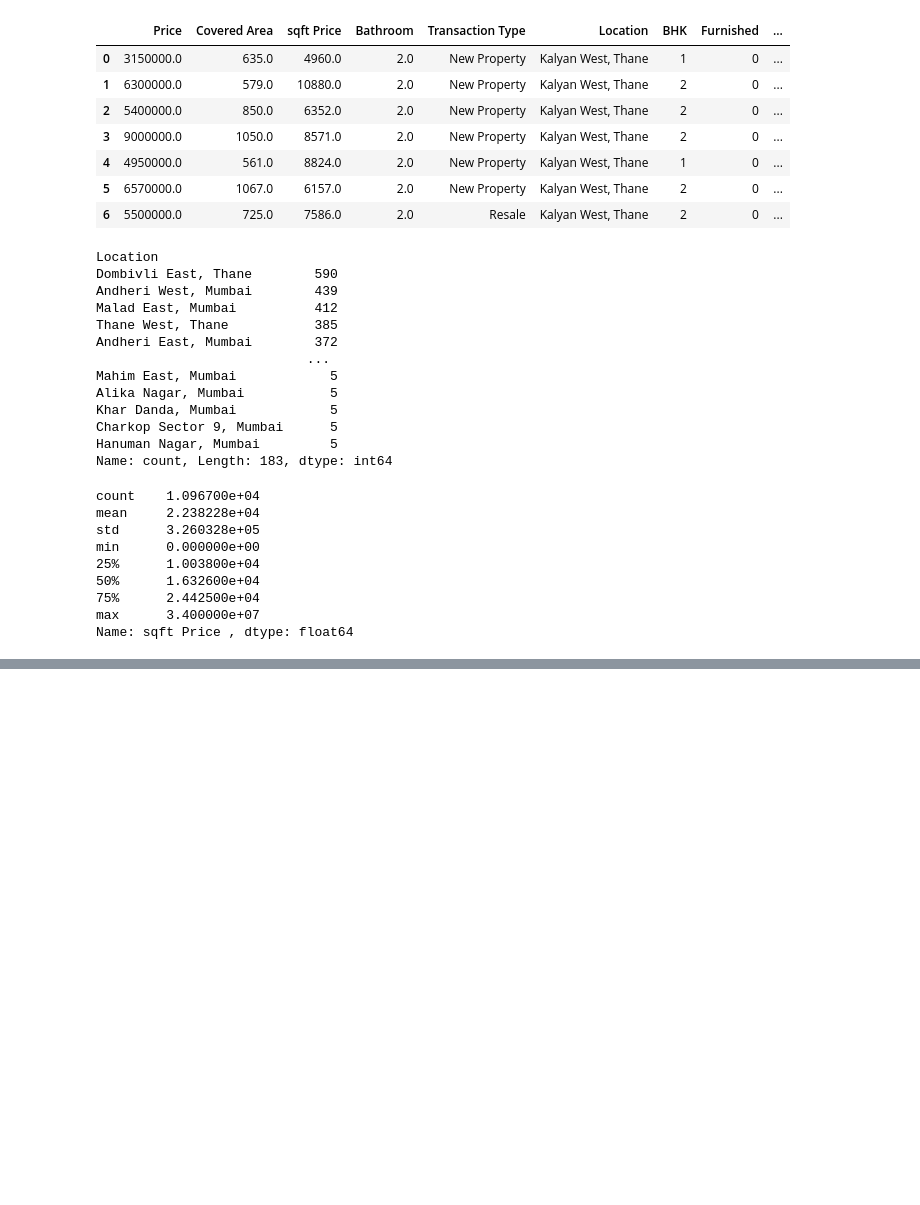
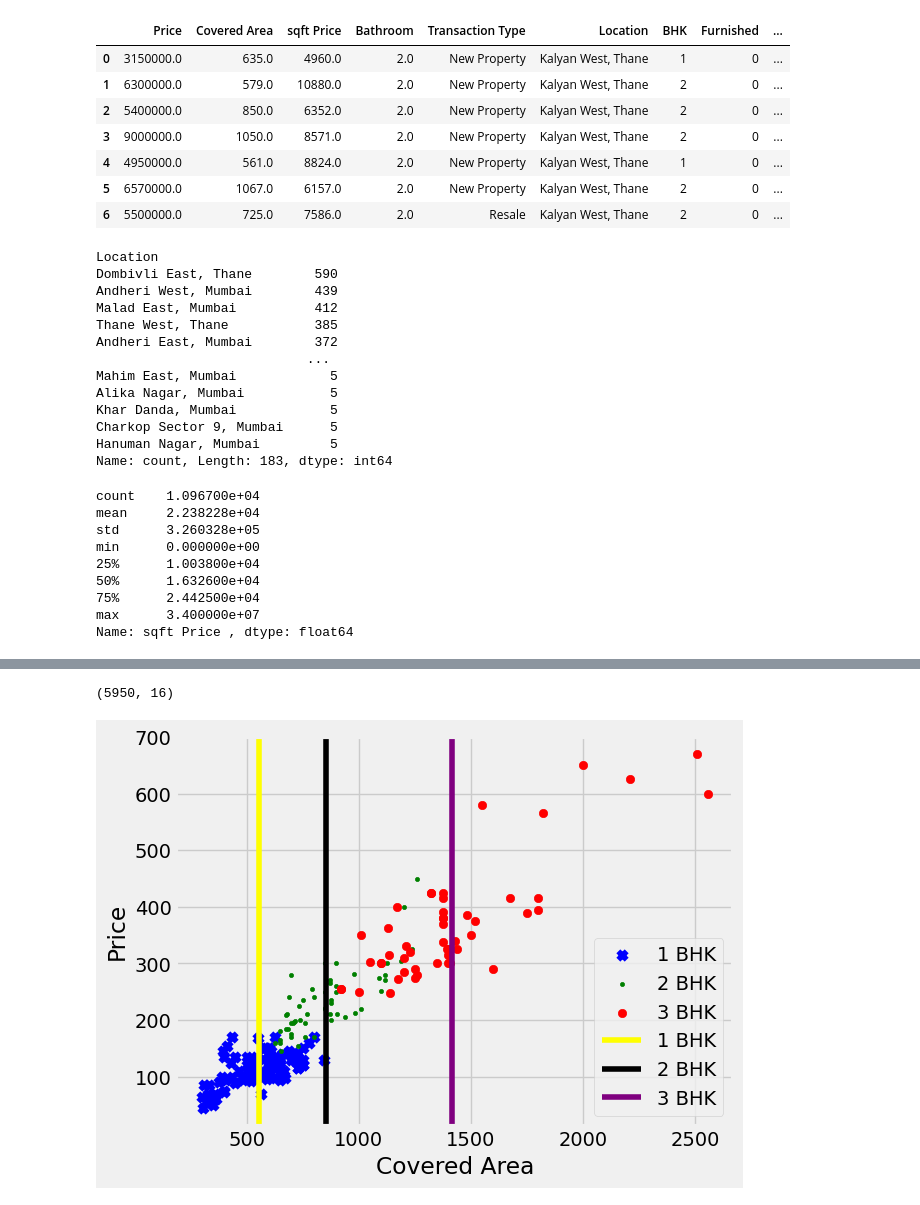
Before and after one commit to keyuragravat/Real_Estate_Project, a Jupyter notebook: real_estate_project.ipynb, the cells around one changed output, grey strips where cells are left out. Cells and saved outputs as stored; diff of their text form; code cells hidden in the pictures; blank space fills up the shorter version.

```diff
--- a/real_estate_project.ipynb
+++ b/real_estate_project.ipynb
@@ -357,0 +402,26 @@ df8['Price'] = df8['Price'] / 100000
+# %%
+def remove_outliers(data_frame):
+    remove_index = np.array([])
+    for location_key, location_value in data_frame.groupby('Location'):
+        new_dict = dict()
+        for bhk_key, bhk_value in location_value.groupby('BHK'):
+            new_dict[bhk_key] ={
+                'mean' : np.mean(bhk_value['sqft Price ']),
+                'std' : np.std(bhk_value['sqft Price ']),
+                'count': bhk_value.shape[0]
+            }
+        for bhk_key, bhk_value in location_value.groupby('BHK'):
+            returned_data = new_dict.get(bhk_key -1)
+            if returned_data and returned_data['count'] > 5:
+                remove_index = np.append(remove_index, bhk_value[bhk_value['sqft Price '] < returned_data['mean']].index.values)
+    return data_frame.drop(remove_index)
+# %%
+df9 = remove_outliers(df8)
+# %%
+df9.shape
+# %% [output]
+(5950, 16)
+# %%
+loction_outliers_scatter(df9, 'Andheri East, Mumbai')
+# %% [output]
+[figure, added]
```
Also changed, not shown: parts of 26 cells of this notebook.
